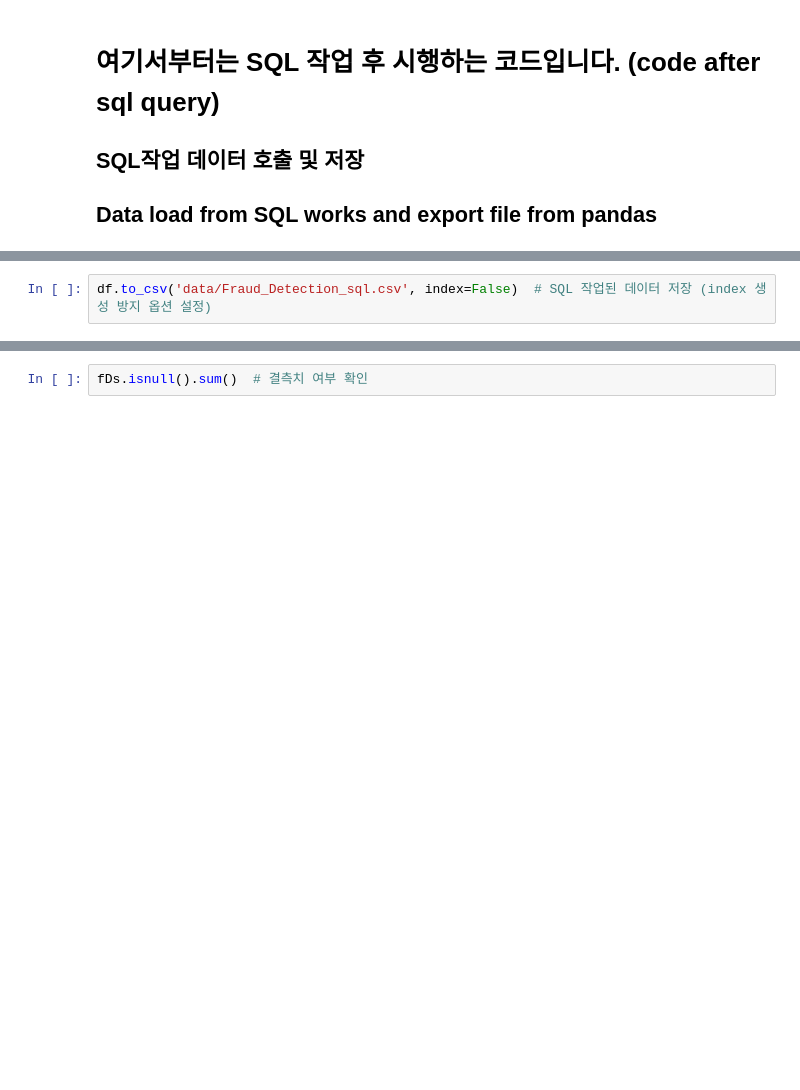
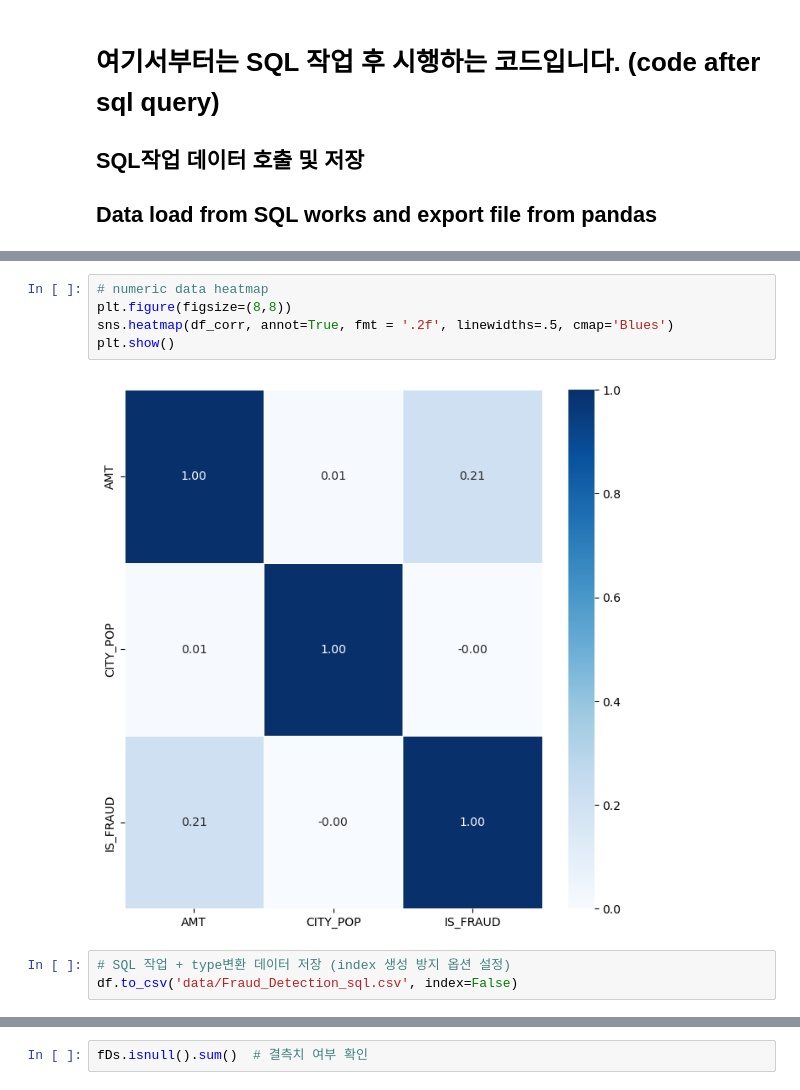
Before and after one commit to skmanzg/FraudDectectionProject2023, a Jupyter notebook: Data_Wrangling_part1.ipynb, the cells around one changed output, grey strips where cells are left out. Cells and saved outputs as stored; diff of their text form; blank space fills up the shorter version.

```diff
--- a/Data_Wrangling_part1.ipynb
+++ b/Data_Wrangling_part1.ipynb
@@ -207,3 +277,11 @@ df
+# %%
+# numeric data heatmap
+plt.figure(figsize=(8,8))
+sns.heatmap(df_corr, annot=True, fmt = '.2f', linewidths=.5, cmap='Blues')
+plt.show()
+# %% [output]
+[figure, added]
 # %%
-df.to_csv('data/Fraud_Detection_sql.csv', index=False)  # SQL 작업된 데이터 저장 (index 생성 방지 옵션 설정)
+# SQL 작업 + type변환 데이터 저장 (index 생성 방지 옵션 설정)
+df.to_csv('data/Fraud_Detection_sql.csv', index=False)
 # %%
```
Also changed, not shown: parts of 12 cells of this notebook, 1 other file.
